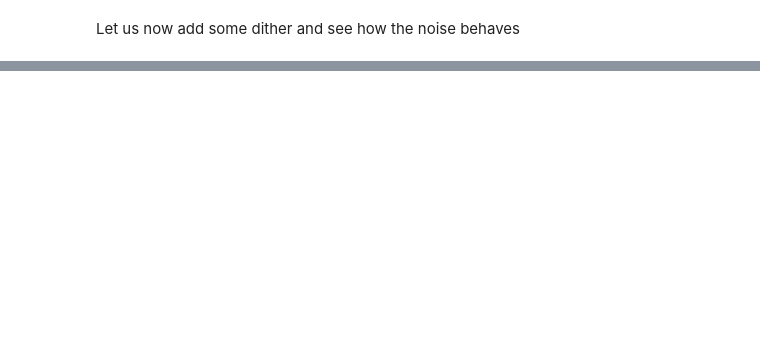
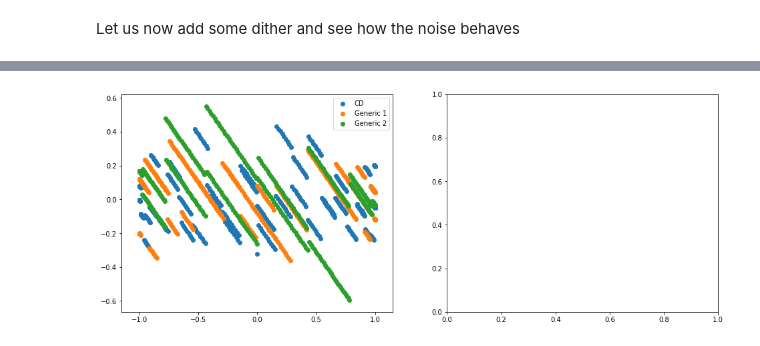
Before and after one commit to marcondos/signal, a Jupyter notebook: sampling.ipynb, the cells around one changed output, grey strips where cells are left out. Drawn from its saved outputs; the diff is of its cells as text; code cells hidden in the pictures; blank space fills up the shorter version.

```diff
--- a/sampling.ipynb
+++ b/sampling.ipynb
@@ -102,0 +95,8 @@ The noise is now more decorrelated from the signal, at the cost of increased noi
+# %%
+fig, ax = plt.subplots(1, 2)
+for ADC in [CD, GenericPCM_1, GenericPCM_2]:
+    ax[0].scatter(audio.function(noise_dither['time_domain']), noise_dither[ADC.label], label=ADC.label)
+ax[0].legend()
+fig.set_size_inches(16, 6)
+# %% [output]
+[figure, added]
```
Also changed, not shown: parts of 4 cells of this notebook.
